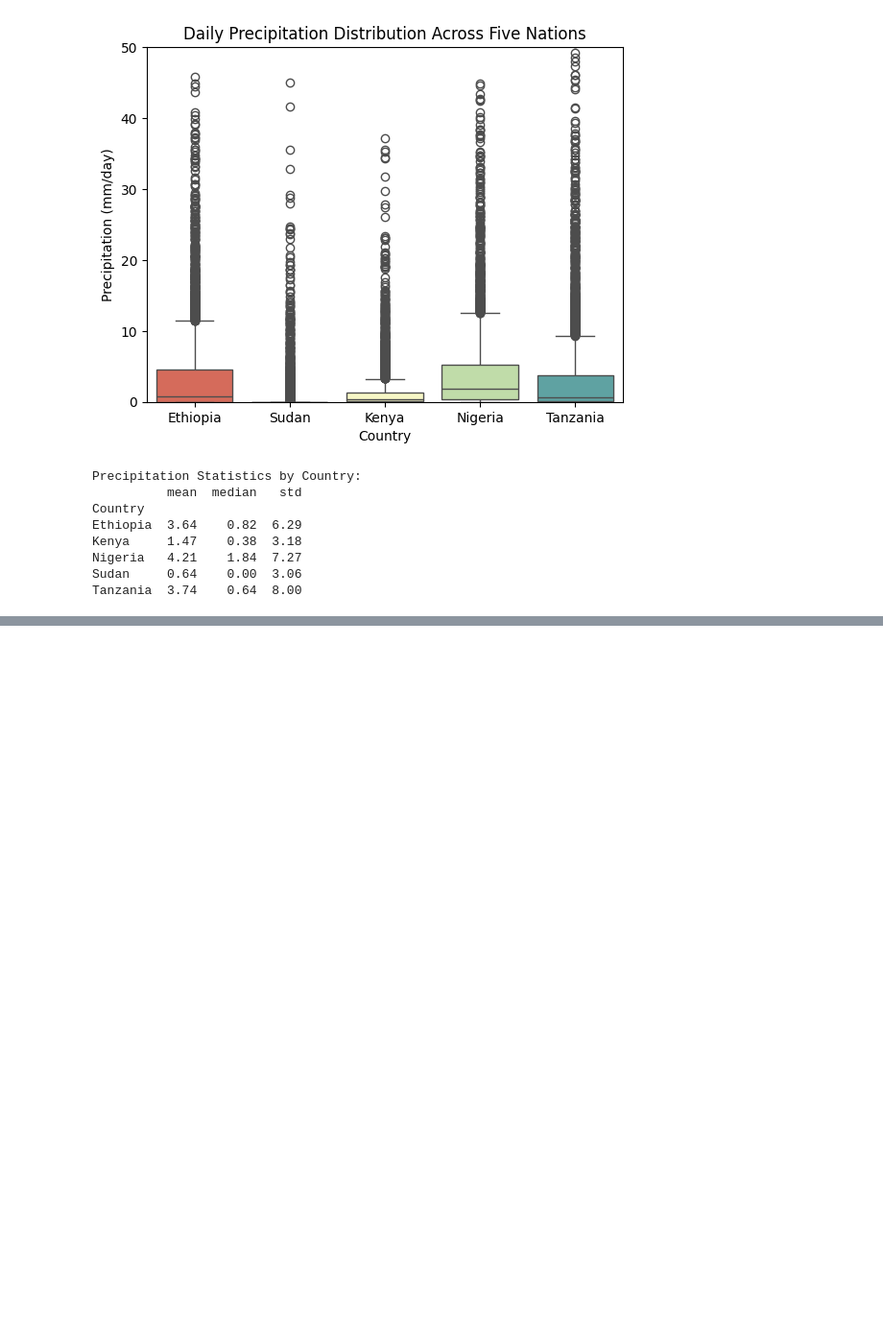
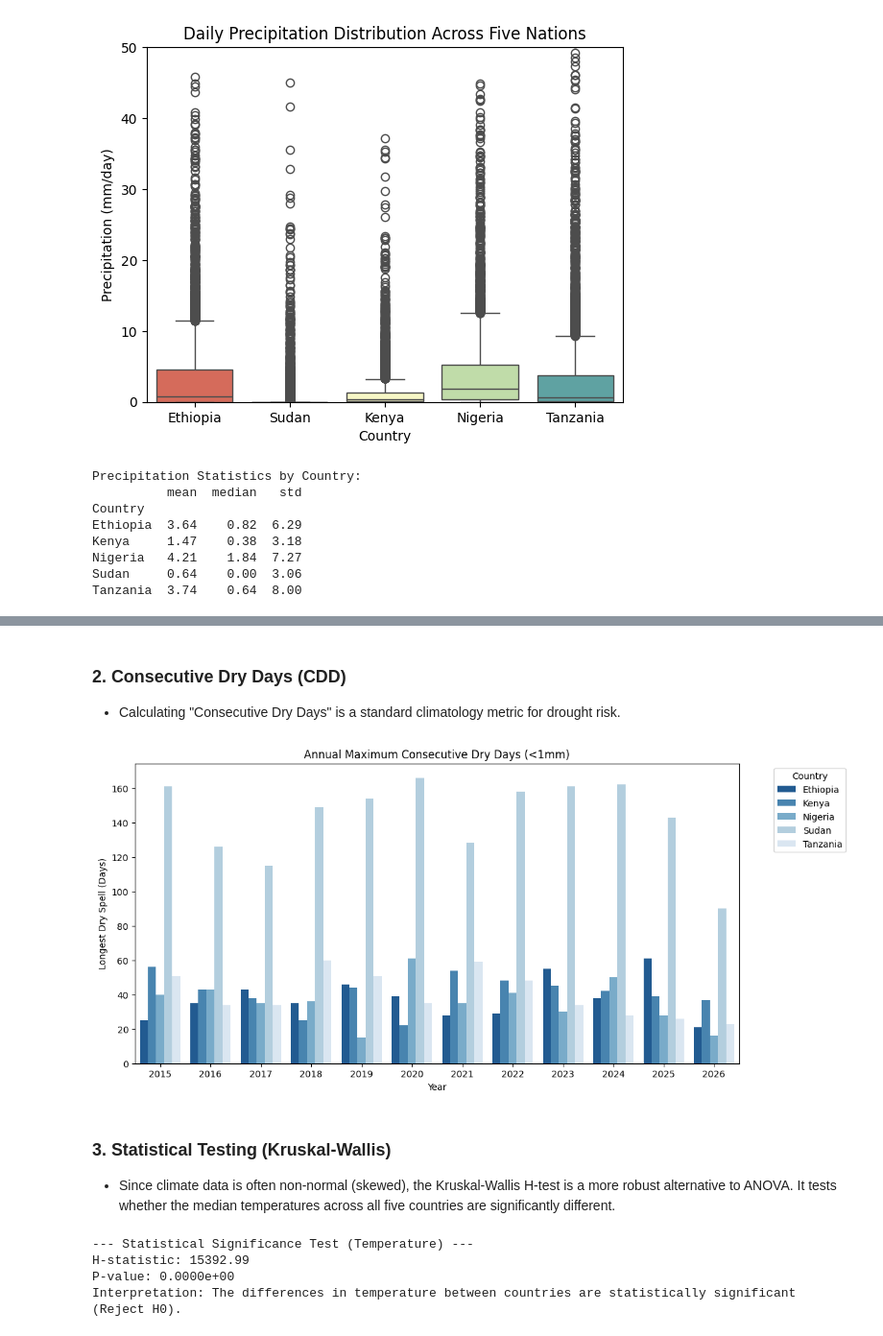
Before and after one commit to hk12214/climate-challenge-week0, a Jupyter notebook: notebooks/compare_countries.ipynb, the cells around one changed output, grey strips where cells are left out. Shown at 96% size. Drawn from its saved outputs; the diff is of its cells as text; code cells hidden in the pictures; blank space fills up the shorter version.

```diff
--- a/notebooks/compare_countries.ipynb
+++ b/notebooks/compare_countries.ipynb
@@ -83,0 +103,46 @@ Tanzania  3.74    0.64  8.00
+# %% [markdown]
+### 2. Consecutive Dry Days (CDD)
+* Calculating "Consecutive Dry Days" is a standard climatology metric for drought risk.
+# %%
+def get_max_consecutive_dry_days(series):
+    # Create a boolean series: True if dry (< 1mm)
+    is_dry = series < 1
+    # Group consecutive booleans and find the max length
+    return is_dry.groupby((~is_dry).cumsum()).sum().max()
+
+# Group by Year and Country
+dry_spells = df_master.groupby(['Year', 'Country'])['PRECTOTCORR'].apply(get_max_consecutive_dry_days).reset_index(name='Max_CDD')
+
+# 4. Visualize
+plt.figure(figsize=(12, 6))
+sns.barplot(data=dry_spells, x='Year', y='Max_CDD', hue='Country', palette='Blues_r')
+plt.title('Annual Maximum Consecutive Dry Days (<1mm)')
+plt.ylabel('Longest Dry Spell (Days)')
+plt.legend(title='Country', bbox_to_anchor=(1.05, 1), loc='upper left')
+plt.show()
+# %% [output]
+[figure, added]
+# %% [markdown]
+### 3. Statistical Testing (Kruskal-Wallis)
+* Since climate data is often non-normal (skewed), the Kruskal-Wallis H-test is a more robust alternative to ANOVA. It tests whether the median temperatures across all five countries are significantly different.
+# %%
+
+# Prepare the data groups
+groups = [df_master[df_master['Country'] == c]['T2M'] for c in df_master['Country'].unique()]
+
+# Run Kruskal-Wallis
+h_stat, p_val = stats.kruskal(*groups)
+
+print("--- Statistical Significance Test (Temperature) ---")
+print(f"H-statistic: {h_stat:.2f}")
+print(f"P-value: {p_val:.4e}")
+
+if p_val < 0.05:
+    print("Interpretation: The differences in temperature between countries are statistically significant (Reject H0).")
+else:
+    print("Interpretation: No statistically significant difference in temperature distributions (Fail to reject H0).")
+# %% [output]
+--- Statistical Significance Test (Temperature) ---
+H-statistic: 15392.99
+P-value: 0.0000e+00
+Interpretation: The differences in temperature between countries are statistically significant (Reject H0).
```
Also changed, not shown: parts of 3 cells of this notebook.
